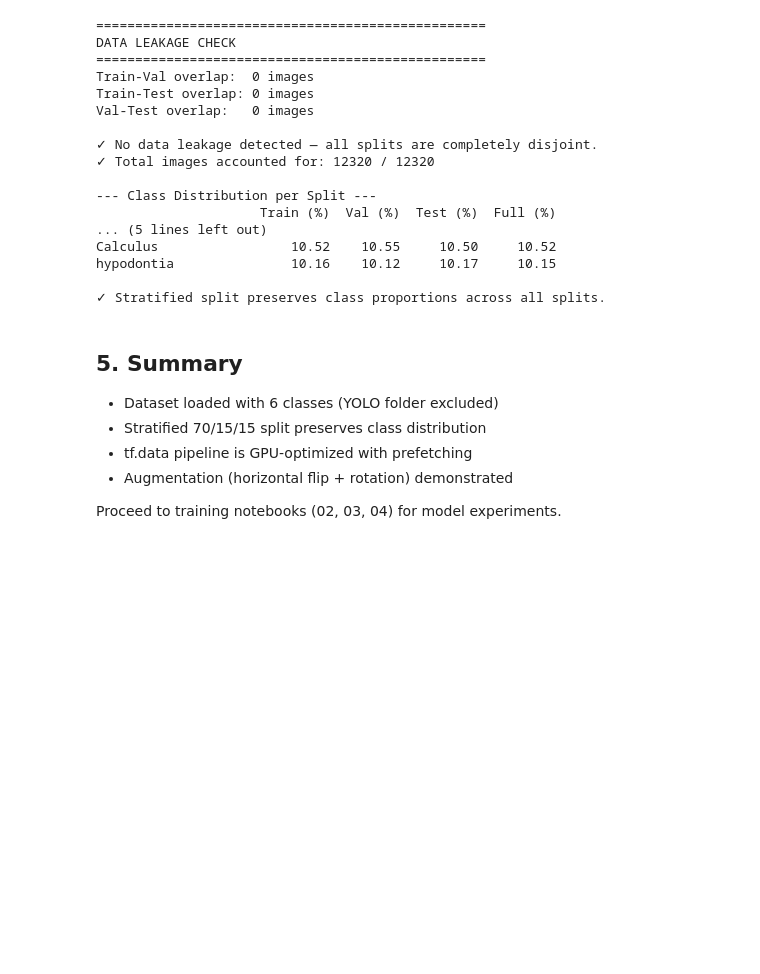
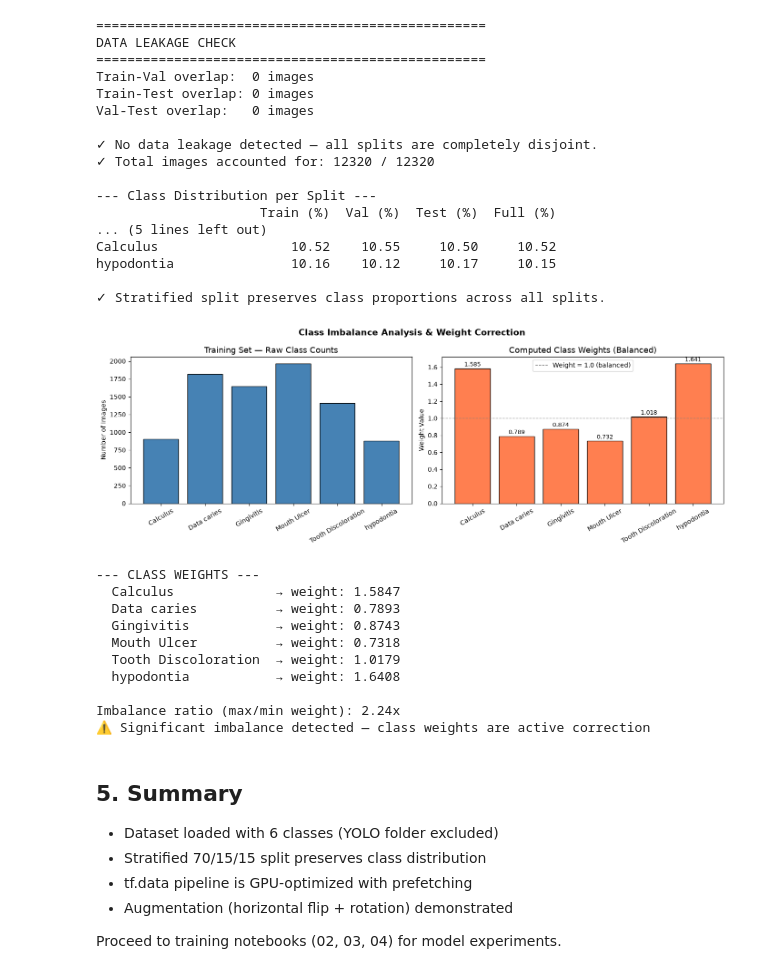
Before and after one commit to TsangDaXin/ODL, a Jupyter notebook: notebooks/01_eda.ipynb, the cells around one changed output. Drawn from its saved outputs; the diff is of its cells as text; code cells hidden in the pictures; blank space fills up the shorter version.

```diff
--- a/notebooks/01_eda.ipynb
+++ b/notebooks/01_eda.ipynb
@@ -298,6 +425,61 @@ Calculus                 10.52    10.55     10.50     10.52
 hypodontia               10.16    10.12     10.17     10.15
 
 ✓ Stratified split preserves class proportions across all splits.
+# %%
+# --- 4.5: Class Weight Distribution ---
+from sklearn.utils.class_weight import compute_class_weight
+
+y_train = train_df['label'].map(LABEL_TO_INDEX).values
+classes_arr = np.array(sorted(LABEL_TO_INDEX.values()))
+weights = compute_class_weight('balanced', classes=classes_arr, y=y_train)
+CLASS_WEIGHTS = dict(zip(classes_arr, weights))
+
+fig, axes = plt.subplots(1, 2, figsize=(14, 5))
+
+# Left: raw class counts
+axes[0].bar(CLASS_NAMES,
+            [len(train_df[train_df['label']==c]) for c in CLASS_NAMES],
+            color='steelblue', edgecolor='black')
+axes[0].set_title('Training Set — Raw Class Counts', fontsize=13)
+axes[0].set_ylabel('Number of Images')
+axes[0].tick_params(axis='x', rotation=30)
+
+# Right: computed weights
+bars = axes[1].bar(CLASS_NAMES, weights, color='coral', edgecolor='black')
+axes[1].set_title('Computed Class Weights (Balanced)', fontsize=13)
+axes[1].set_ylabel('Weight Value')
+axes[1].tick_params(axis='x', rotation=30)
+axes[1].axhline(y=1.0, color='gray', linestyle='--', linewidth=1, label='Weight = 1.0 (balanced)')
+axes[1].legend()
+for bar, w in zip(bars, weights):
+    axes[1].text(bar.get_x() + bar.get_width()/2, bar.get_height() + 0.01,
+                 f'{w:.3f}', ha='center', va='bottom', fontsize=9)
+
+plt.suptitle('Class Imbalance Analysis & Weight Correction', fontsize=14, fontweight='bold')
+plt.tight_layout()
+plt.show()
+
+# Print weight table
+print("\n--- CLASS WEIGHTS ---")
+for name, idx in LABEL_TO_INDEX.items():
+    print(f"  {name:<20} → weight: {CLASS_WEIGHTS[idx]:.4f}")
+weight_range = max(weights) / min(weights)
+print(f"\nImbalance ratio (max/min weight): {weight_range:.2f}x")
+print("✓ Weights close to 1.0 → dataset is approximately balanced"
+      if weight_range < 1.5 else
+      "⚠ Significant imbalance detected — class weights are active correction")
+# %% [output]
+[figure, added]
+--- CLASS WEIGHTS ---
+  Calculus             → weight: 1.5847
+  Data caries          → weight: 0.7893
+  Gingivitis           → weight: 0.8743
+  Mouth Ulcer          → weight: 0.7318
+  Tooth Discoloration  → weight: 1.0179
+  hypodontia           → weight: 1.6408
+
+Imbalance ratio (max/min weight): 2.24x
+⚠ Significant imbalance detected — class weights are active correction
 # %% [markdown]
 ## 5. Summary
 
```
Also changed, not shown: parts of 9 cells of this notebook, 5 other files.
